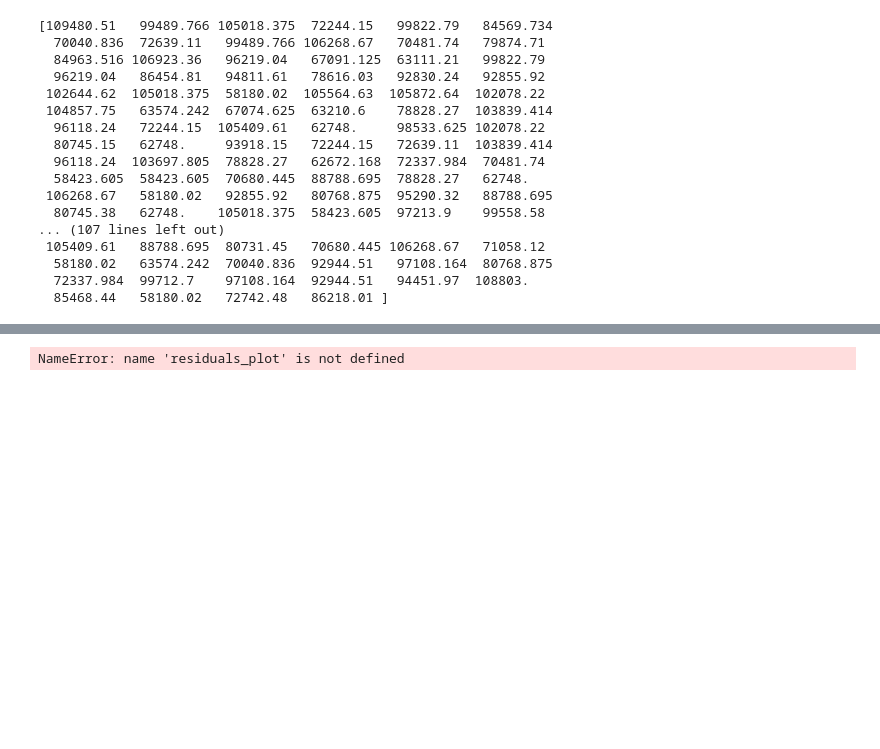
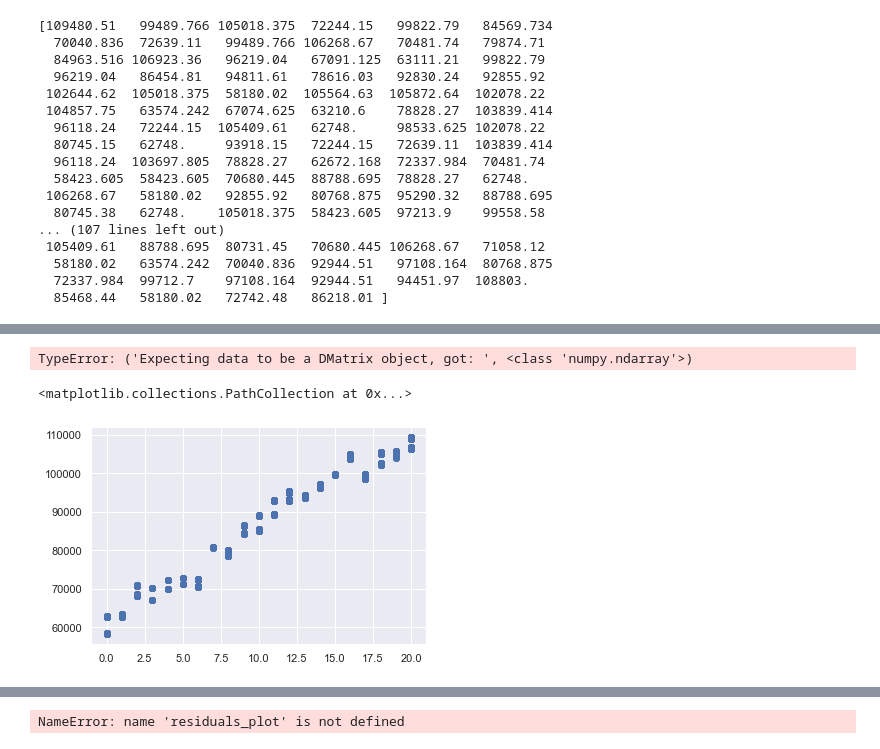
Before and after one commit to codingWithAndy/CSCM21-Abuses_Biases_and_Blessing_of_Data, a Jupyter notebook: Assignments/Part 2/solution.ipynb, the cells around one changed output, grey strips where cells are left out. Cells and saved outputs as stored; diff of their text form; code cells hidden in the pictures; blank space fills up the shorter version.

```diff
--- a/Assignments/Part 2/solution.ipynb
+++ b/Assignments/Part 2/solution.ipynb
@@ -60 +160,10 @@ print(y_hat_no_bias)
+# %%
+y_pred = xgb_model.predict(y_hat_no_bias, pred_interactions=True)
+# %% [output]
+TypeError: ('Expecting data to be a DMatrix object, got: ', <class 'numpy.ndarray'>)
+# %%
+plt.scatter(X_test['years_of_experience'],y_hat_no_bias)
+# %% [output]
+<matplotlib.collections.PathCollection at 0x...>
+[figure, added]
 # %%
```
Also changed, not shown: parts of 33 cells of this notebook.
